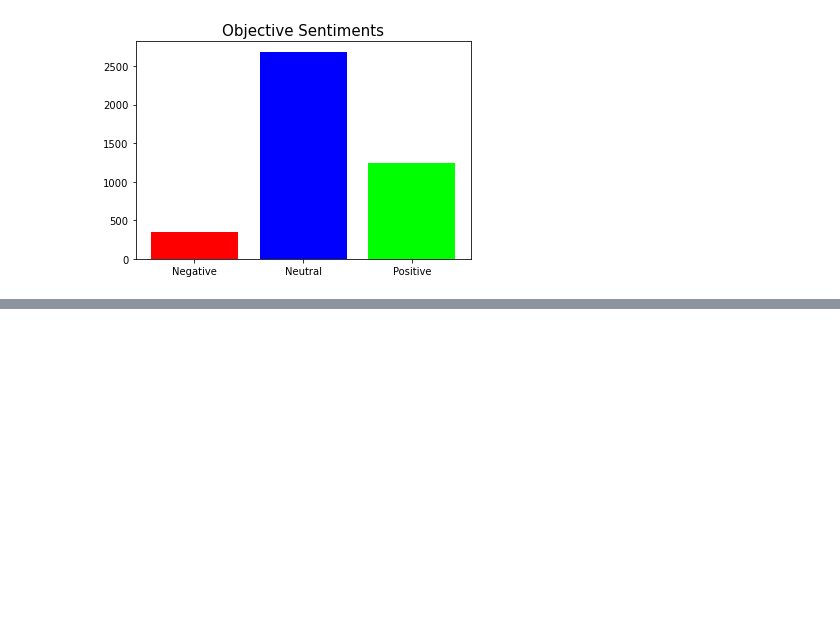
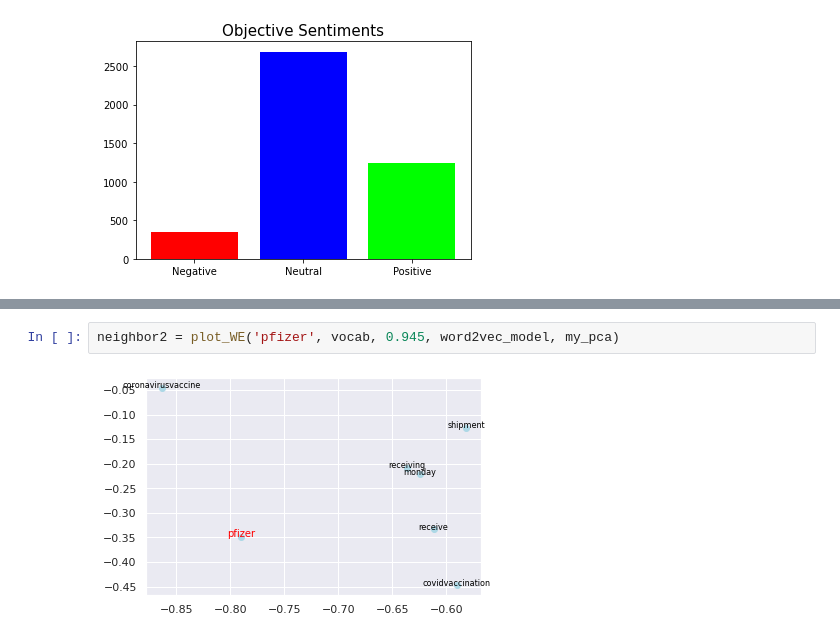
Before and after one commit to Asfiya-Baig/ECE143-PfizerVaccineTweetsAnalysis, a Jupyter notebook: notebooks/TweetAnalysis.ipynb, the cells around one changed output, grey strips where cells are left out. Saved outputs shown, nothing was run; the diff lists cells and outputs as text; blank space fills up the shorter version.

```diff
--- a/notebooks/TweetAnalysis.ipynb
+++ b/notebooks/TweetAnalysis.ipynb
@@ -139,0 +306,4 @@ plot_most(dataset_tb)
+# %%
+neighbor2 = plot_WE('pfizer', vocab, 0.945, word2vec_model, my_pca)
+# %% [output]
+[figure, added]
```
Also changed, not shown: parts of 37 cells of this notebook.
